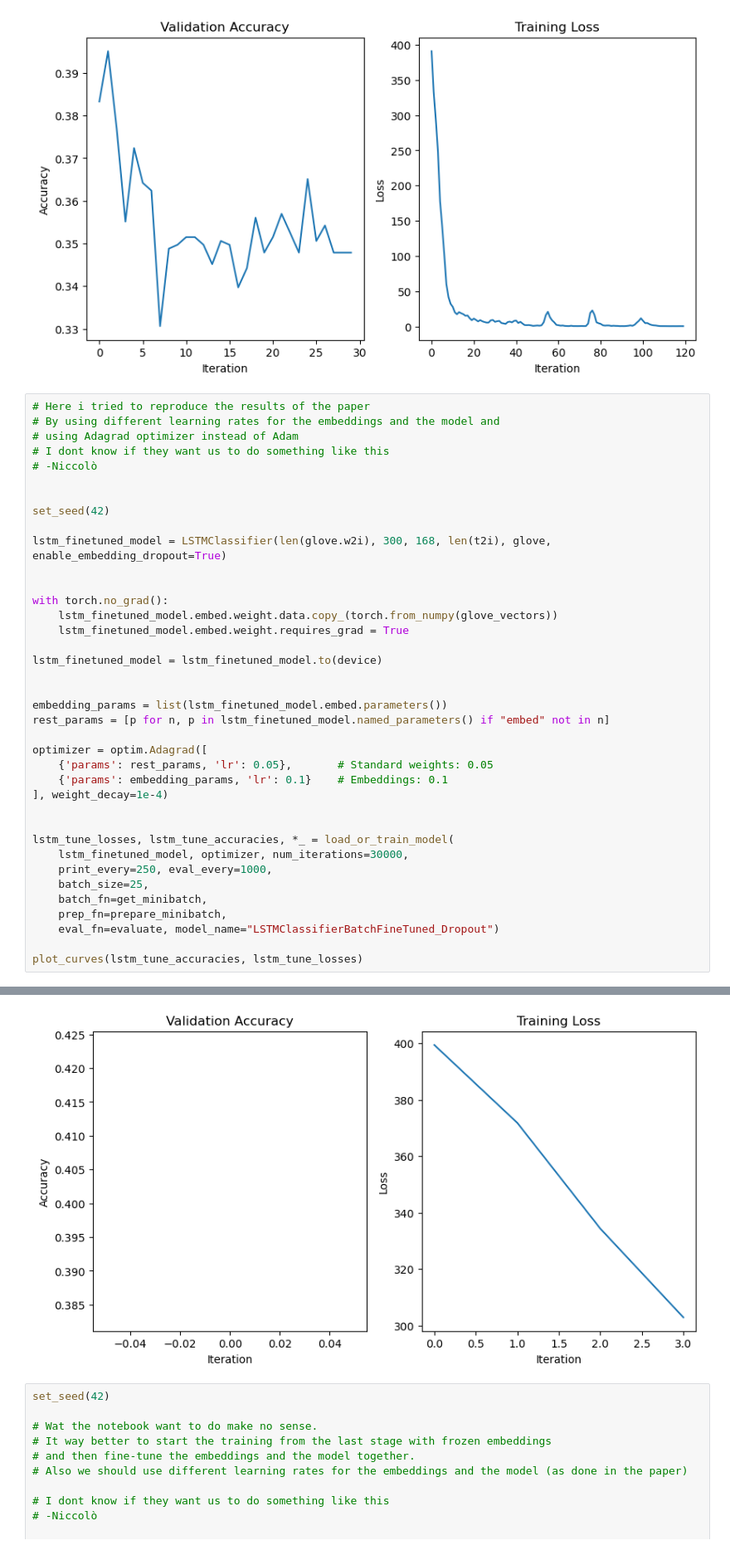
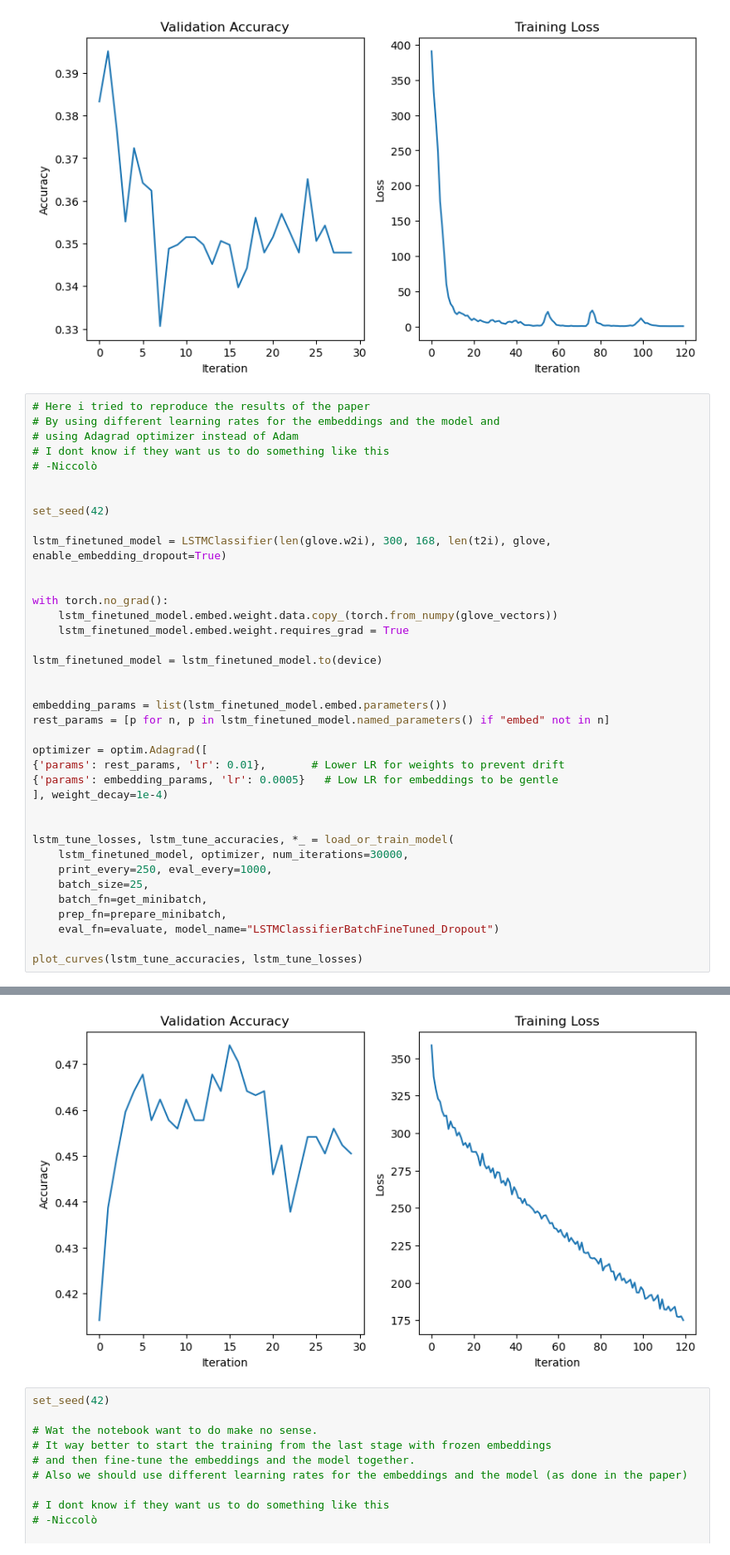
Before and after one commit to NiccoloCase/uva-nlp-1-assignments, a Jupyter notebook: assignment2/NLP1_2025_Practical_2.ipynb, the cells around one changed output, grey strips where cells are left out. Shown at 83% size. Cells and saved outputs as stored; diff of their text form.

```diff
--- a/assignment2/NLP1_2025_Practical_2.ipynb
+++ b/assignment2/NLP1_2025_Practical_2.ipynb
@@ -1871,8 +1871,8 @@ embedding_params = list(lstm_finetuned_model.embed.parameters())
 rest_params = [p for n, p in lstm_finetuned_model.named_parameters() if "embed" not in n]
 
 optimizer = optim.Adagrad([
-    {'params': rest_params, 'lr': 0.05},       # Standard weights: 0.05
-    {'params': embedding_params, 'lr': 0.1}    # Embeddings: 0.1
+{'params': rest_params, 'lr': 0.01},       # Lower LR for weights to prevent drift
+{'params': embedding_params, 'lr': 0.0005}   # Low LR for embeddings to be gentle
 ], weight_decay=1e-4)
 
 
@@ -1894,4 +1906,4 @@ Loaded training history: 4 loss values, 1 accuracy values
-[figure, old version]
+[figure, new version]
 # %%
 set_seed(42)
 
```
Also changed, not shown: parts of 2 cells of this notebook, 1 other file.
